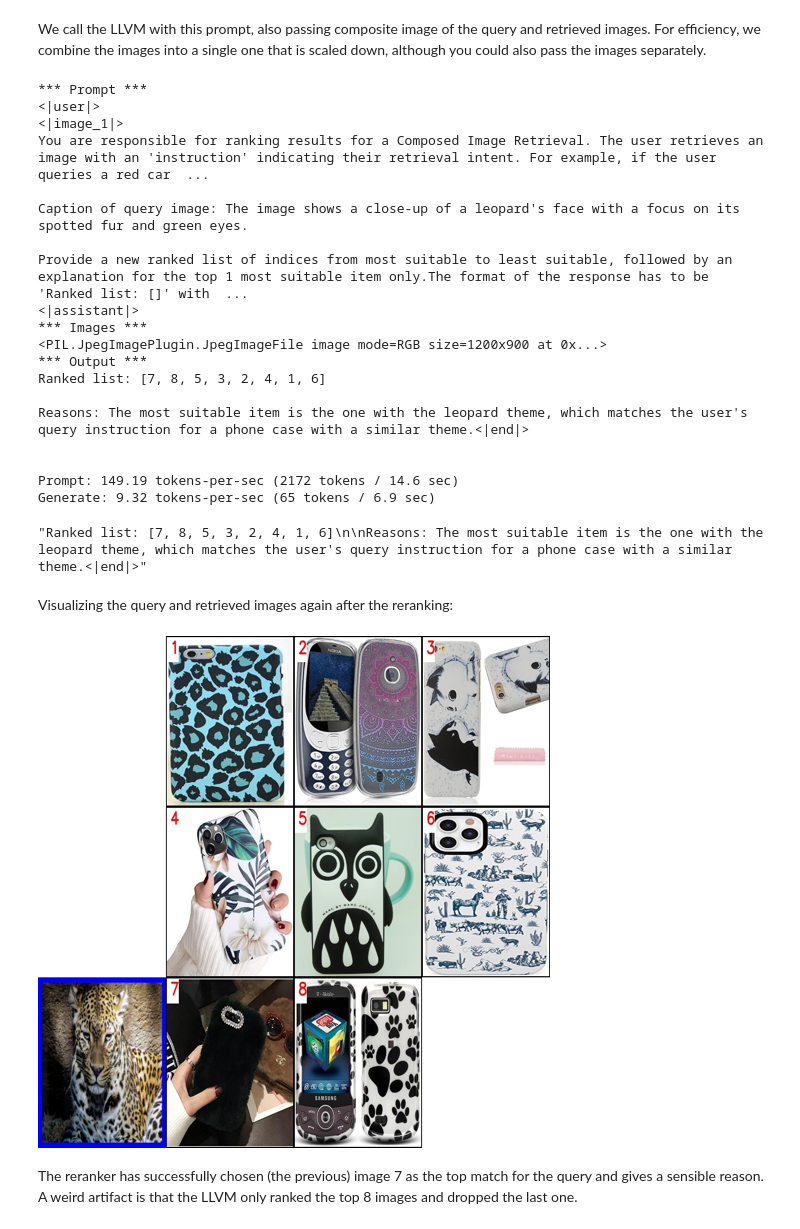
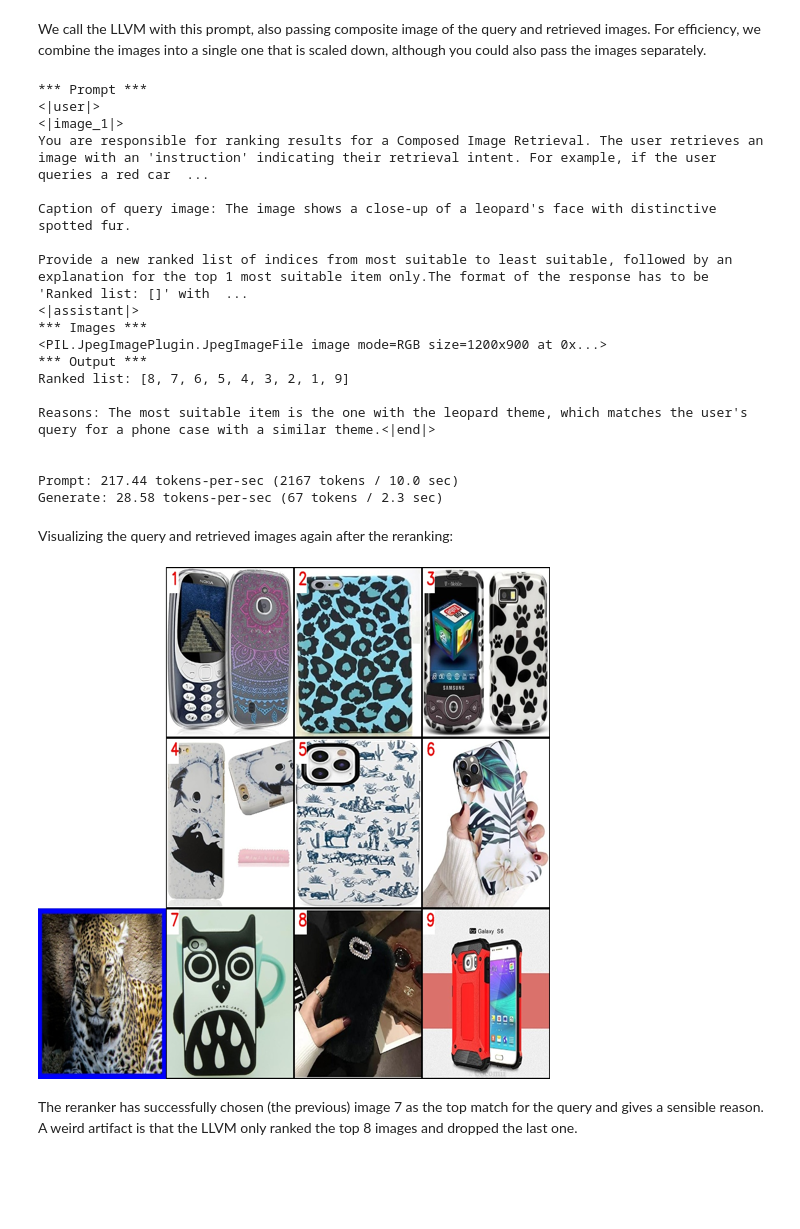
Before and after one commit to jdk-21/demo-multimodal, a Jupyter notebook: multimodal_retrieval_amazon_reviews.ipynb, the cells around one changed output. Drawn from its saved outputs; the diff is of its cells as text; code cells hidden in the pictures; blank space fills up the shorter version.

```diff
--- a/multimodal_retrieval_amazon_reviews.ipynb
+++ b/multimodal_retrieval_amazon_reviews.ipynb
@@ -115,7 +121,7 @@ By specifying uri to a file path, it persists all data to a local file:
 from pymilvus import MilvusClient
 
 # Connect to Milvus client given URI
-milvus_client = MilvusClient(uri="multimodal_demo1.db")
+milvus_client = MilvusClient(uri="multimodal_demo.db")
 # %% [markdown]
 Then, we create a "collection" in our database, which is akin to a table in relational databases.
 
@@ -376,42 +411,52 @@ information = (
 # %% [markdown]
 We call the LLVM with this prompt, also passing composite image of the query and retrieved images. For efficiency, we combine the images into a single one that is scaled down, although you could also pass the images separately.
 # %%
-generate(prompt=information, images=combined_image_path)
+reranker_output = generate(prompt=information, images=combined_image_path, quantize_model=True)
 # %% [output]
 *** Prompt ***
 <|user|>
 <|image_1|>
 You are responsible for ranking results for a Composed Image Retrieval. The user retrieves an image with an 'instruction' indicating their retrieval intent. For example, if the user queries a red car  ...
 
-Caption of query image: The image shows a close-up of a leopard's face with a focus on its spotted fur and green eyes.
+Caption of query image: The image shows a close-up of a leopard's face with distinctive spotted fur.
 
 Provide a new ranked list of indices from most suitable to least suitable, followed by an explanation for the top 1 most suitable item only.The format of the response has to be 'Ranked list: []' with  ...
 <|assistant|>
 *** Images ***
 <PIL.JpegImagePlugin.JpegImageFile image mode=RGB size=1200x900 at 0x...>
 *** Output ***
-Ranked list: [7, 8, 5, 3, 2, 4, 1, 6]
+Ranked list: [8, 7, 6, 5, 4, 3, 2, 1, 9]
 
-Reasons: The most suitable item is the one with the leopard theme, which matches the user's query instruction for a phone case with a similar theme.<|end|>
+Reasons: The most suitable item is the one with the leopard theme, which matches the user's query for a phone case with a similar theme.<|end|>
 
 
-Prompt: 149.19 tokens-per-sec (2172 tokens / 14.6 sec)
-Generate: 9.32 tokens-per-sec (65 tokens / 6.9 sec)
+Prompt: 217.44 tokens-per-sec (2167 tokens / 10.0 sec)
+Generate: 28.58 tokens-per-sec (67 tokens / 2.3 sec)
-"Ranked list: [7, 8, 5, 3, 2, 4, 1, 6]\n\nReasons: The most suitable item is the one with the leopard theme, which matches the user's query instruction for a phone case with a similar theme.<|end|>"
 # %% [markdown]
 Visualizing the query and retrieved images again after the reranking:
 # %%
+import re
+
 # Hardcoding results, but could use constrained sampling / post-processing to retrieve
-reranked_retrieved_images = [retrieved_images[i - 1] for i in [7, 8, 5, 3, 2, 4, 1, 6]]
+#reranked_retrieved_images = [retrieved_images[i - 1] for i in [7, 8, 5, 3, 2, 4, 1, 6]]
+
+# Parse the ranked list of indices from the reranker output
+match = re.search(r"Ranked list:\s*\[([^\]]+)\]", reranker_output)
+if match:
+    reranked_indices = [int(i.strip()) for i in match.group(1).split(",") if i.strip().isdigit()]
+else:
+    reranked_indices = list(range(1, len(retrieved_images) + 1))  # fallback to original order
+
+reranked_retrieved_images = [retrieved_images[i - 1] for i in reranked_indices if 1 <= i <= len(retrieved_images)]
 
 reranked_combined_image_path = os.path.join(data_dir, "reranked_combined_image.jpg")
 panoramic_image = create_panoramic_view(query_image, reranked_retrieved_images)
 cv2.imwrite(reranked_combined_image_path, panoramic_image)
 
 reranked_combined_image = Image.open(reranked_combined_image_path)
 display(reranked_combined_image.resize((512, 512)))
 # %% [output]
-[figure, old version]
+[figure, new version]
 # %% [markdown]
 The reranker has successfully chosen (the previous) image 7 as the top match for the query and gives a sensible reason. A weird artifact is that the LLVM only ranked the top 8 images and dropped the last one.
 # %% [markdown]
```
Also changed, not shown: parts of 8 cells of this notebook, 1 other file.
